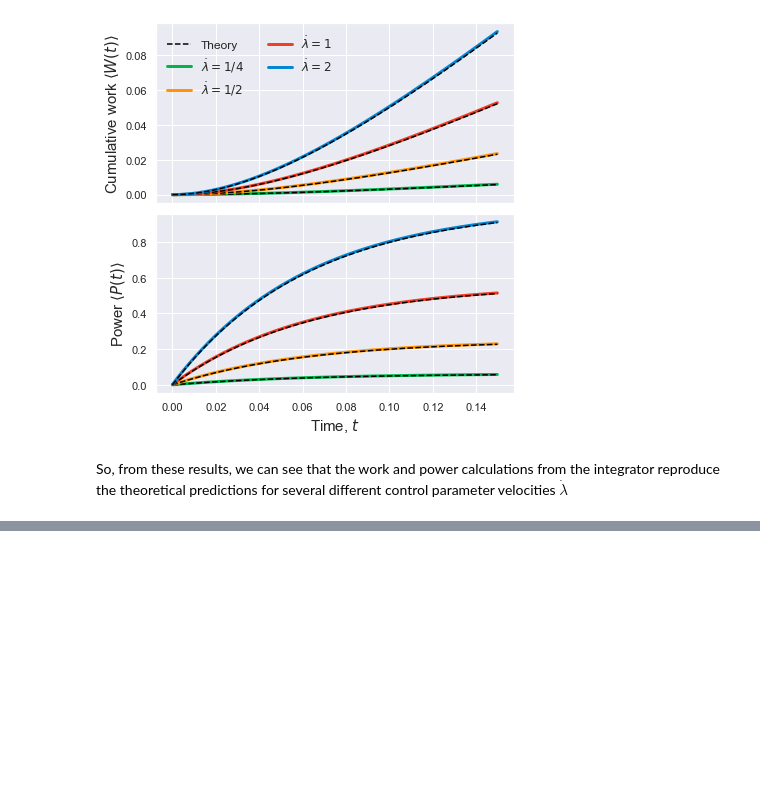
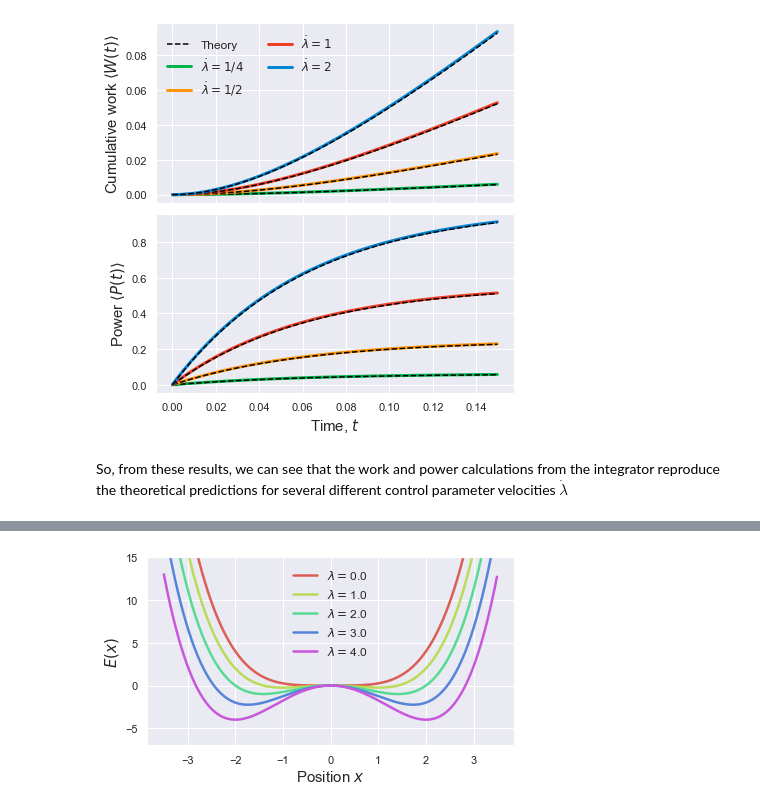
Before and after one commit to StevenJLarge/FokkerPlanck, a Jupyter notebook: notebooks/04-slarge-advection-diffusion.ipynb, the cells around one changed output, grey strips where cells are left out. Drawn from its saved outputs; the diff is of its cells as text; code cells hidden in the pictures; blank space fills up the shorter version.

```diff
--- a/notebooks/04-slarge-advection-diffusion.ipynb
+++ b/notebooks/04-slarge-advection-diffusion.ipynb
@@ -377,0 +385,17 @@ So, from these results, we can see that the work and power calculations from the
+# %%
+fig, ax = plt.subplots(1, 1, figsize=(6, 3.5))
+coeff = np.linspace(0, 4, 5)
+
+params_arr = [(l, 1, 0) for l in coeff]
+x_array = np.arange(-3.5, 3.5, dx)
+Pal = sns.color_palette("hls", len(params_arr))
+
+for i, params in enumerate(params_arr):
+    ax.plot(x_array, ff.ABELEnergy(x_array, params), label=r"$\lambda = $" + str(np.round(params[0], 1)), linewidth=2.5, color=Pal[i])
+ax.legend(fontsize=12, frameon=False)
+ax.set_ylim([-7, 15])
+ax.set_xlabel(r"Position $x$", fontsize=15)
+ax.set_ylabel(r"$E(x)$", fontsize=15)
+plt.tight_layout()
+# %% [output]
+[figure, added]
```
Also changed, not shown: parts of 5 cells of this notebook.
